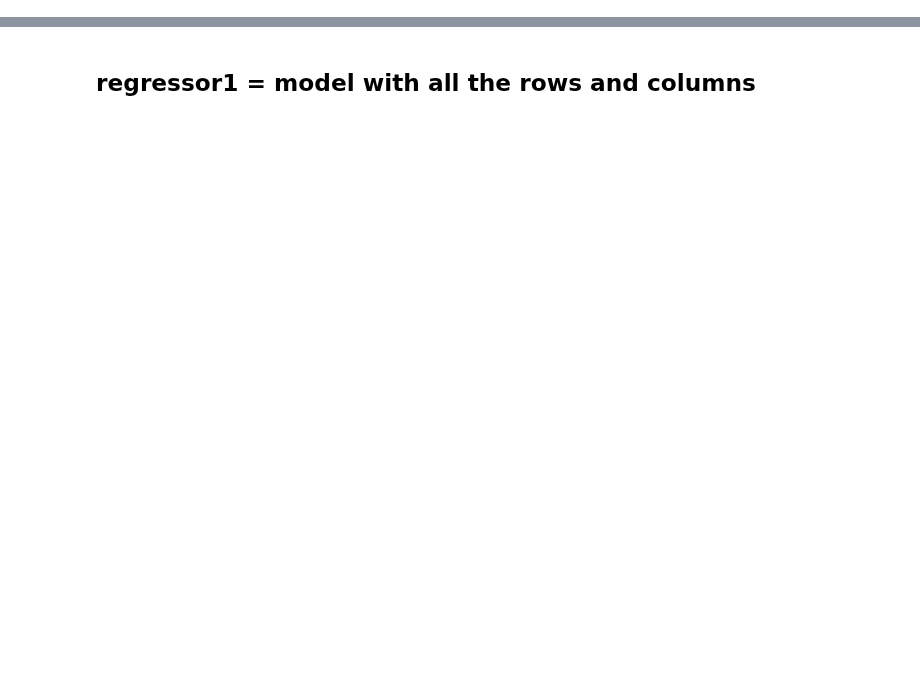
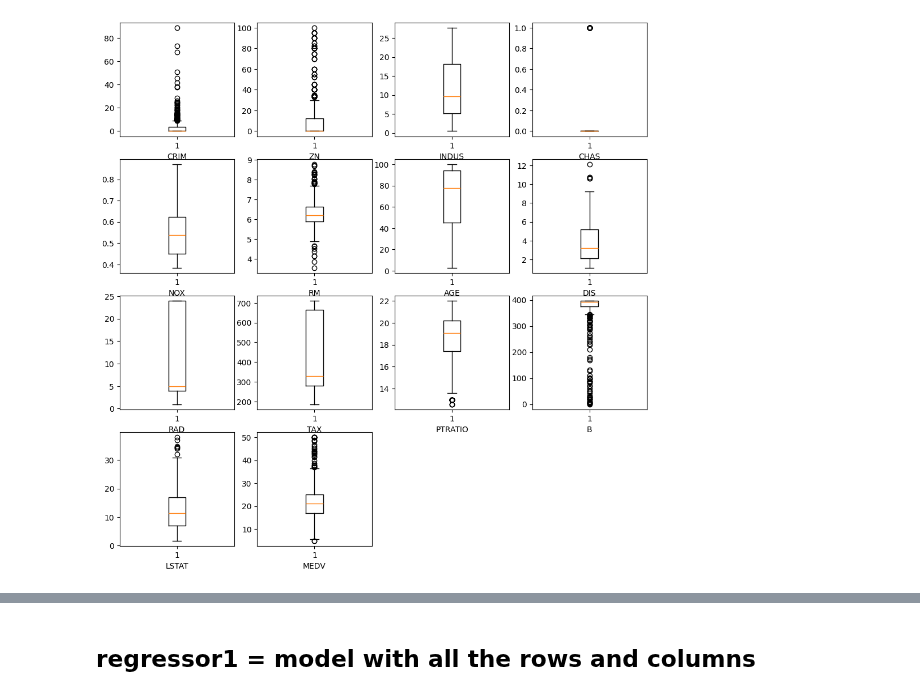
Before and after one commit to ROHIT779/ml-projects, a Jupyter notebook: regression-boston-housing/boston_housing.ipynb, the cells around one changed output, grey strips where cells are left out. Cells and saved outputs as stored; diff of their text form; code cells hidden in the pictures; blank space fills up the shorter version.

```diff
--- a/regression-boston-housing/boston_housing.ipynb
+++ b/regression-boston-housing/boston_housing.ipynb
@@ -120,0 +224,11 @@ df.corr()
+# %%
+plt.figure(figsize = (12, 12))
+i = 1
+for column in df.columns:
+  plt.subplot(4, 4, i)
+  plt.boxplot(df[column])
+  plt.xlabel(column)
+  i+=1
+plt.show()
+# %% [output]
+[figure, added]
```
Also changed, not shown: parts of 40 cells of this notebook.
